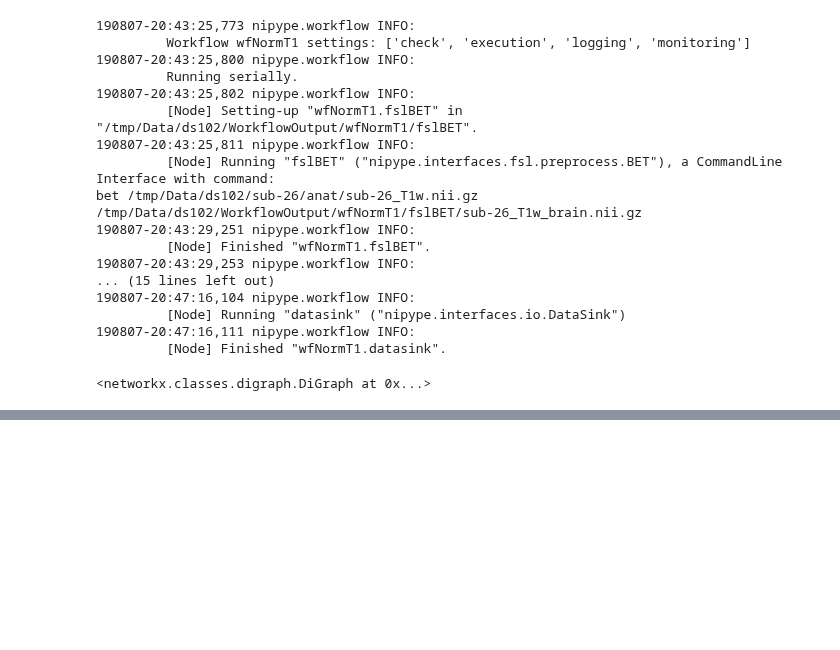
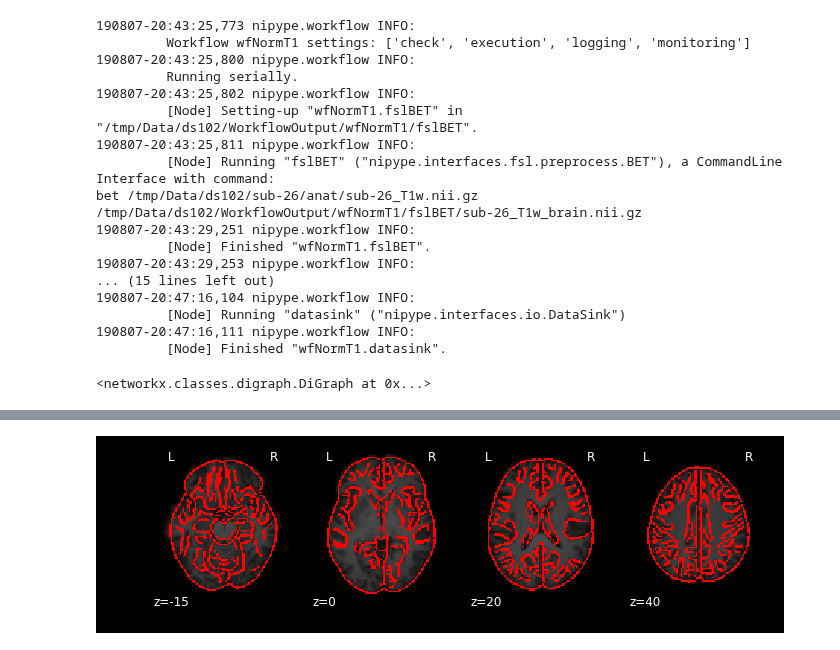
Before and after one commit to sathayas/JupyterfMRIFall2019, a Jupyter notebook: Normalization.ipynb, the cells around one changed output, grey strips where cells are left out. Drawn from its saved outputs; the diff is of its cells as text; code cells hidden in the pictures; blank space fills up the shorter version.

Commit message:
T1 normalization visualization done

```diff
--- a/Normalization.ipynb
+++ b/Normalization.ipynb
@@ -489,0 +492,15 @@ bet /tmp/Data/ds102/sub-26/anat/sub-26_T1w.nii.gz /tmp/Data/ds102/WorkflowOutput
+# %%
+# examining the normalization results
+# Linear normalized T1
+imageNormLinT1 = os.path.join(os.path.join(outDir,'NormLinear'),
+                              'sub-26_T1w_brain_flirt.nii.gz')
+
+# displaying the normalized T1 (axial)
+display = plot_anat(imageNormLinT1,
+                    display_mode='z',
+                    cut_coords=[-15,0,20,40])
+
+# adding edges from the MNI template image
+display.add_edges(fMNI)
+# %% [output]
+[figure, added]
```
Also changed, not shown: parts of 9 cells of this notebook.
